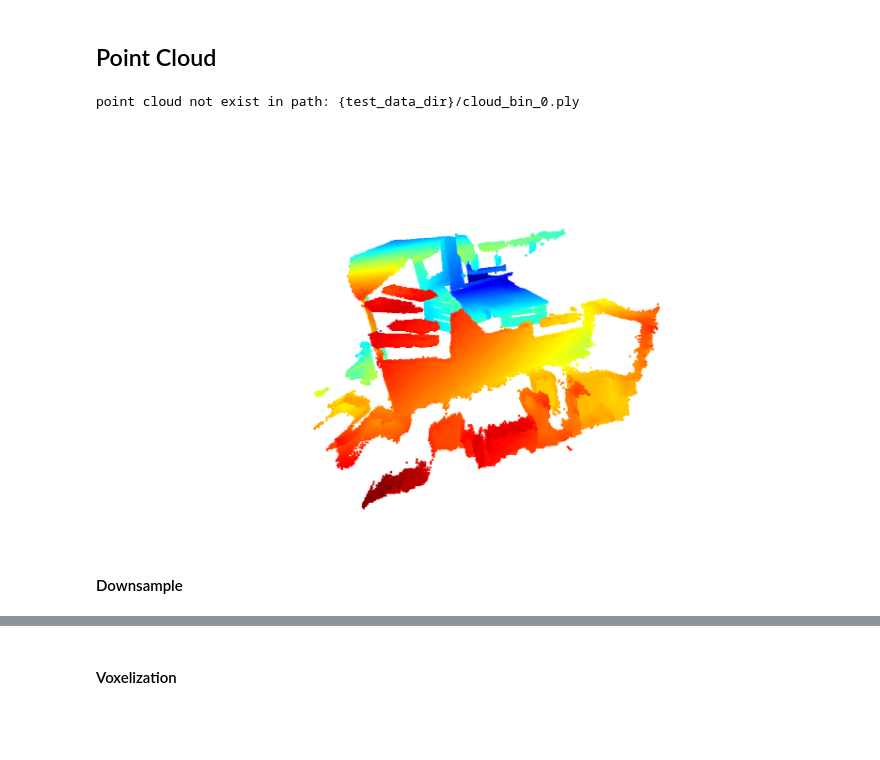
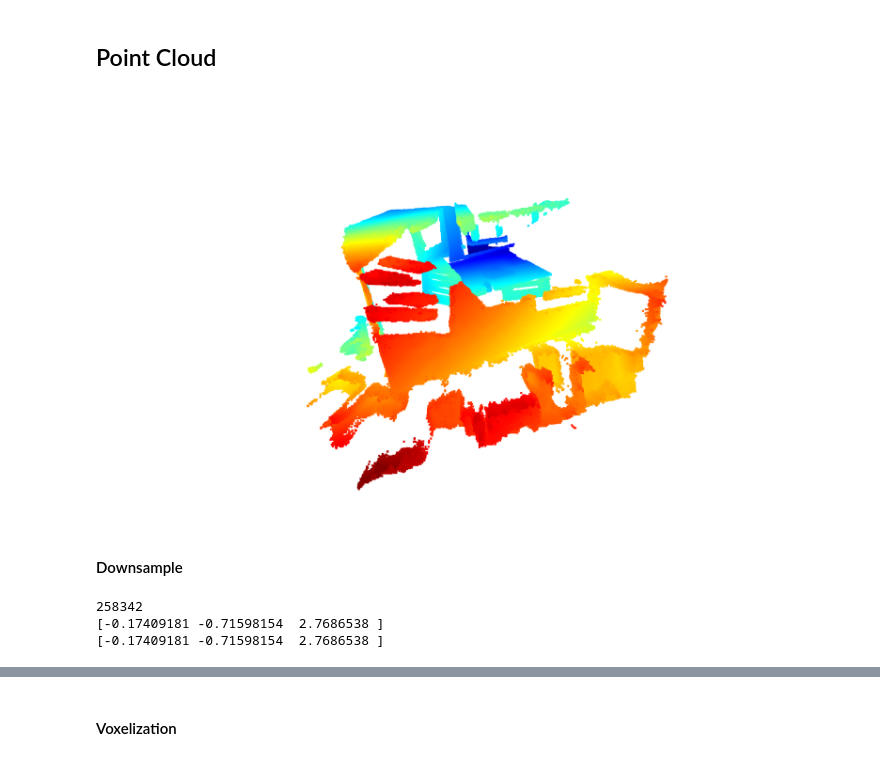
Before and after one commit to hasancaslan/point-cloud-sampling, a Jupyter notebook: voxelization.ipynb, the cells around one changed output, grey strips where cells are left out. Cells and saved outputs as stored; diff of their text form; code cells hidden in the pictures; blank space fills up the shorter version.

```diff
--- a/voxelization.ipynb
+++ b/voxelization.ipynb
@@ -72,20 +72,18 @@ o3d.visualization.draw_geometries = jupyter_draw_geometries
 # %%
 N = 1000
 voxel_size = 0.02
-pcd_path = "{test_data_dir}/cloud_bin_0.ply"
-pcd = o3d.io.read_point_cloud(f"{test_data_dir}/cloud_bin_0.ply")
+pcd_path = test_data_dir + "/cloud_bin_0.ply"
+pcd = o3d.io.read_point_cloud(pcd_path)
 
 if not os.path.exists(pcd_path):
     print(f"point cloud not exist in path: {pcd_path}")
-    quit()
-
-# fit to unit cube
-pcd.scale(1 / np.max(pcd.get_max_bound() - pcd.get_min_bound()),
-          center=pcd.get_center())
-pcd.colors = o3d.utility.Vector3dVector(np.random.uniform(0, 1, size=(N, 3)))
-o3d.visualization.draw_geometries([pcd])
+else:
+    # fit to unit cube
+    pcd.scale(1 / np.max(pcd.get_max_bound() - pcd.get_min_bound()),
+              center=pcd.get_center())
+    pcd.colors = o3d.utility.Vector3dVector(np.random.uniform(0, 1, size=(N, 3)))
+    o3d.visualization.draw_geometries([pcd])
 # %% [output]
-point cloud not exist in path: {test_data_dir}/cloud_bin_0.ply
-[figure, old version]
+[figure, new version]
 # %% [markdown]
 #### Downsample
@@ -94,0 +90,30 @@ o3d.visualization.draw_geometries([downpcd])
+# %%
+downpcd = pcd.voxel_down_sample(voxel_size=voxel_size)
+
+"""
+for point in np.asarray(downpcd.points):
+    print(point)
+
+"""
+
+out1, out2, out3 = pcd.voxel_down_sample_and_trace(voxel_size=voxel_size, min_bound=pcd.get_min_bound(), max_bound=pcd.get_max_bound())
+
+"""
+print(out1)
+print(out2[2])
+print(out3[0].pop())
+"""
+
+# TEST
+pcdarray = np.asarray(pcd.points)
+downarray = np.asarray(downpcd.points)
+
+print(len(pcdarray))
+print(out1.points[0])
+print(pcd.points[out3[0][0]])
+
+#o3d.visualization.draw_geometries([downpcd])
+# %% [output]
+258342
+[-0.17409181 -0.71598154  2.7686538 ]
+[-0.17409181 -0.71598154  2.7686538 ]
```
Also changed, not shown: parts of 4 cells of this notebook.
